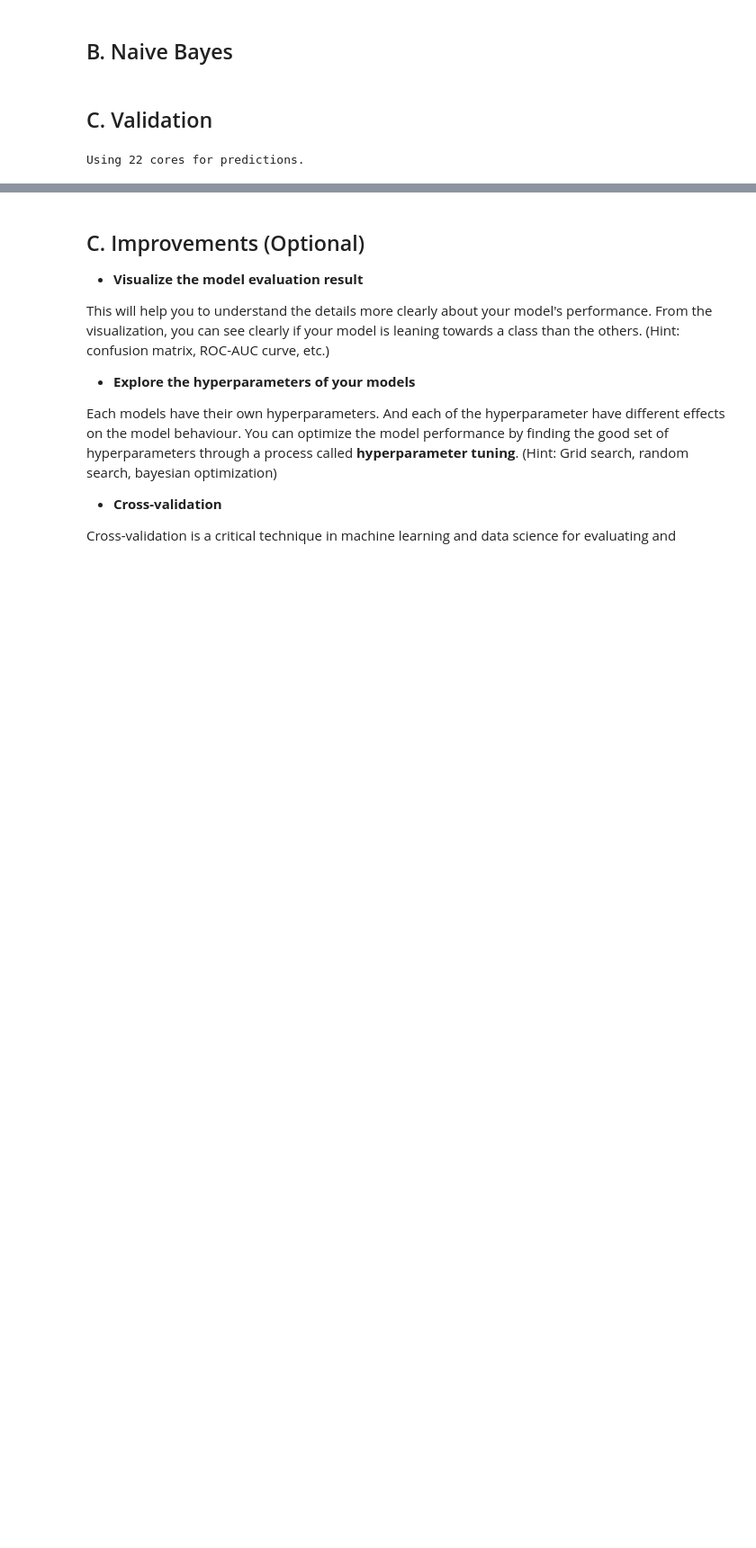
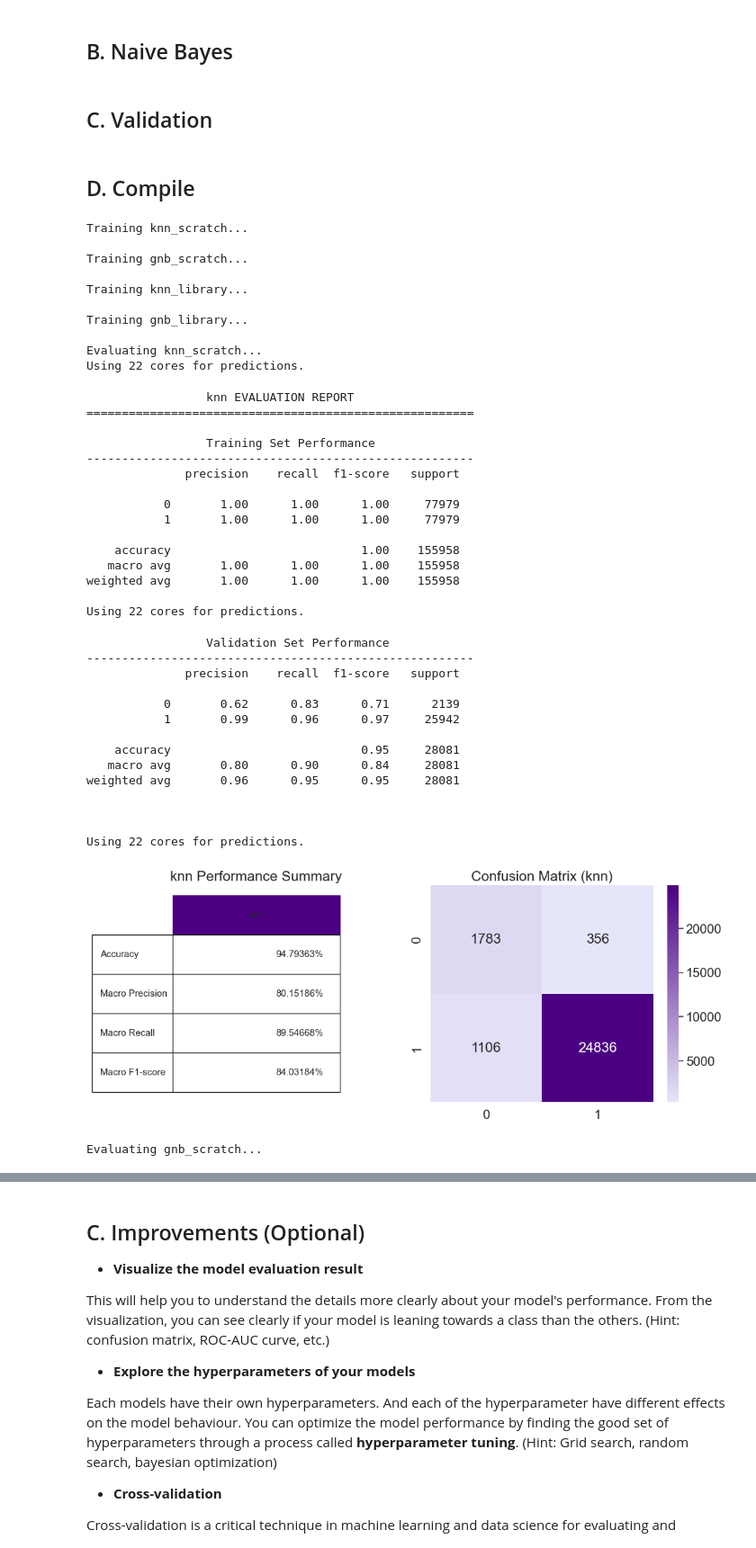
Before and after one commit to nathangalung/IF3070_TB2_K03_G07, a Jupyter notebook: src/Notebook.ipynb, the cells around one changed output, grey strips where cells are left out. Shown: that part at 90% size. Cells and saved outputs as stored; diff of their text form; code cells hidden in the pictures; blank space fills up the shorter version.

```diff
--- a/src/Notebook.ipynb
+++ b/src/Notebook.ipynb
@@ -1568,7 +1574,7 @@ Modelling is the process of building your own machine learning models to solve s
 # %% [markdown]
 ## A. KNN
 # %%
-knn_scratch = knn(k=11, metric='manhattan', weights='distance', n_jobs=-1, batch_size=100)
+knn_scratch = knn(k=11, metric='manhattan', weights='distance', n_jobs=-1, batch_size=100, verbose=True)
 knn_library = KNeighborsClassifier(n_neighbors=11, metric='manhattan', weights='distance', n_jobs=-1)
 
 knn_scratch.save('../models/knn.pkl')
@@ -1582,9 +1588,9 @@ gnb_scratch.save('../models/gnb.pkl')
 # %% [markdown]
 ## C. Validation
 # %%
-def metrics_calculator(clf, X_test, y_test, model_name):
+def metrics_calculator(model, X_test, y_test, model_name):
     """Calculate performance metrics"""
-    y_pred = clf.predict(X_test)
+    y_pred = model.predict(X_test)
     result = pd.DataFrame(
         data=[
             accuracy_score(y_test, y_pred),
@@ -1597,21 +1603,21 @@ def metrics_calculator(clf, X_test, y_test, model_name):
     )
     return (result * 100).round(5).astype(str) + '%'
 
-def model_evaluation(clf, X_train, X_test, y_train, y_test, model_name=None):
+def model_evaluation(model, X_train, X_test, y_train, y_test, model_name=None):
     """Complete model evaluation with better distinction between models"""
     # Use class name if no model name provided
-    model_name = model_name or clf.__class__.__name__
+    model_name = model_name or model.__class__.__name__
 
     # Add implementation type to model name
-    if 'scratch' in str(type(clf)):
+    if 'scratch' in str(type(model)):
         model_name += ' (Scratch)'
-    elif clf.__module__.startswith('sklearn'):
+    elif model.__module__.startswith('sklearn'):
         model_name += ' (Library)'
 
     sns.set(font_scale=1.5)
 
     # Training performance
-    y_pred_train = clf.predict(X_train)
+    y_pred_train = model.predict(X_train)
     print(f"\n\t\t {model_name} EVALUATION REPORT")
     print("="*55)
     print("\n\t\t Training Set Performance")
@@ -1619,7 +1625,7 @@ def model_evaluation(clf, X_train, X_test, y_train, y_test, model_name=None):
     print(classification_report(y_train, y_pred_train))
 
     # Validation performance
-    y_pred_test = clf.predict(X_test)
+    y_pred_test = model.predict(X_test)
     print("\n\t\t Validation Set Performance")
     print("-"*55)
     print(classification_report(y_test, y_pred_test))
@@ -1629,7 +1635,7 @@ def model_evaluation(clf, X_train, X_test, y_train, y_test, model_name=None):
     fig, (ax1, ax2) = plt.subplots(1, 2, dpi=90, figsize=(12, 5))
 
     # Metrics table
-    result = metrics_calculator(clf, X_test, y_test, model_name)
+    result = metrics_calculator(model, X_test, y_test, model_name)
     table = ax1.table(cellText=result.values,
                      colLabels=result.columns,
                      rowLabels=result.index,
@@ -1651,20 +1657,68 @@ def model_evaluation(clf, X_train, X_test, y_train, y_test, model_name=None):
 
     plt.tight_layout()
     plt.show()
+# %% [markdown]
+## D. Compile
 # %%
-# Fit the classifiers
-mdls = [knn_scratch] #, gnb_scratch, knn_library, gnb_library]
+models = {
+    'knn_scratch': knn_scratch,
+    'gnb_scratch': gnb_scratch,
+    'knn_library': knn_library,
+    'gnb_library': gnb_library
+}
 
-for mdl in mdls:
-    mdl.fit(X_train_set, y_train_set)
+for name, model in models.items():
+    print(f"\nTraining {name}...")
+    model.fit(X_train_set, y_train_set)
 
-for mdl in mdls:
+for name, model in models.items():
+    print(f"\nEvaluating {name}...")
     model_evaluation(
-        clf=mdl,
+        model=model,
         X_train=X_train_set,
         X_test=X_val_set,
         y_train=y_train_set,
         y_test=y_val_set
     )
 # %% [output]
+Training knn_scratch...
+
+Training gnb_scratch...
+
+Training knn_library...
+
+Training gnb_library...
+
+Evaluating knn_scratch...
 Using 22 cores for predictions.
+                 knn EVALUATION REPORT
+=======================================================
+
+                 Training Set Performance
+-------------------------------------------------------
+              precision    recall  f1-score   support
+
+           0       1.00      1.00      1.00     77979
+           1       1.00      1.00      1.00     77979
+
+    accuracy                           1.00    155958
+   macro avg       1.00      1.00      1.00    155958
+weighted avg       1.00      1.00      1.00    155958
+
+Using 22 cores for predictions.
+                 Validation Set Performance
+-------------------------------------------------------
+              precision    recall  f1-score   support
+
+           0       0.62      0.83      0.71      2139
+           1       0.99      0.96      0.97     25942
+
+    accuracy                           0.95     28081
+   macro avg       0.80      0.90      0.84     28081
+weighted avg       0.96      0.95      0.95     28081
+
+
+
+Using 22 cores for predictions.
+[figure, added]
+Evaluating gnb_scratch...
```
Also changed, not shown: parts of 9 cells of this notebook, 58 other files.
